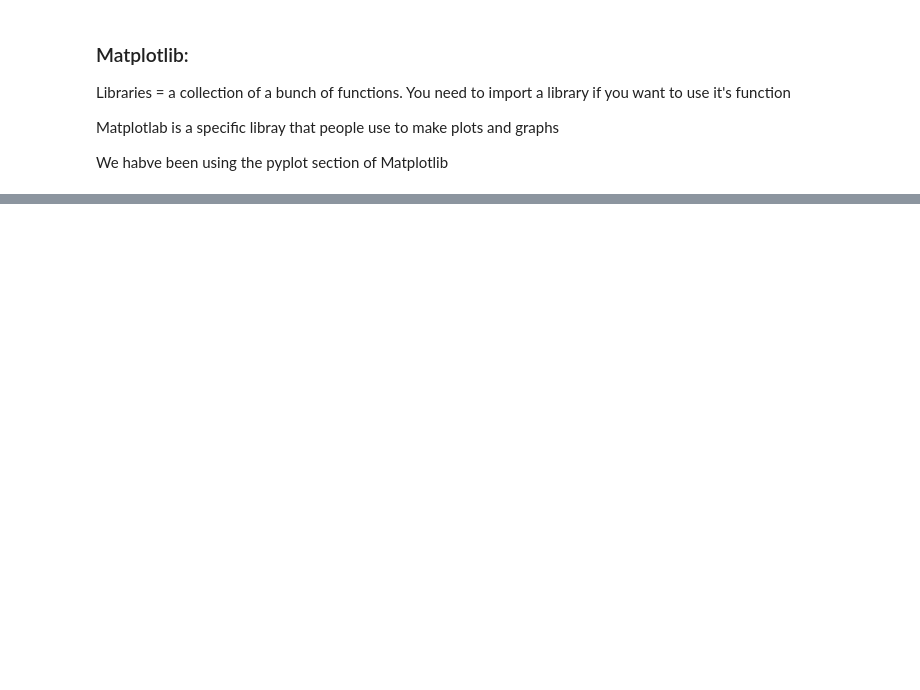
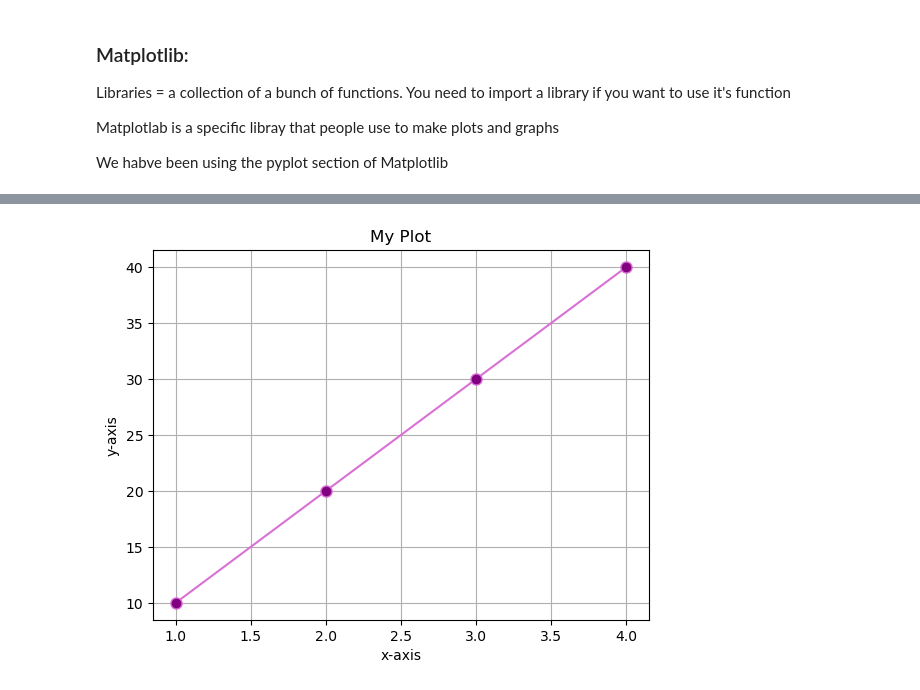
Before and after one commit to adipasquale117/CFR-2025, a Jupyter notebook: Python/FridayReview.ipynb, the cells around one changed output, grey strips where cells are left out. Saved outputs shown, nothing was run; the diff lists cells and outputs as text; code cells hidden in the pictures; blank space fills up the shorter version.

```diff
--- a/Python/FridayReview.ipynb
+++ b/Python/FridayReview.ipynb
@@ -375,0 +370,12 @@ plt.show()
+# %%
+list_1 = [1, 2, 3, 4]
+list_2 = [10, 20, 30, 40]
+
+plt.plot(list_1, list_2, color = 'orchid', marker = 'o',markersize = 8, markerfacecolor = 'purple') # create a plot and customize
+plt.title("My Plot")
+plt.xlabel('x-axis')
+plt.ylabel('y-axis')
+plt.grid(True)
+plt.show()
+# %% [output]
+[figure, added]
```
Also changed, not shown: parts of 24 cells of this notebook, 2 other files.
